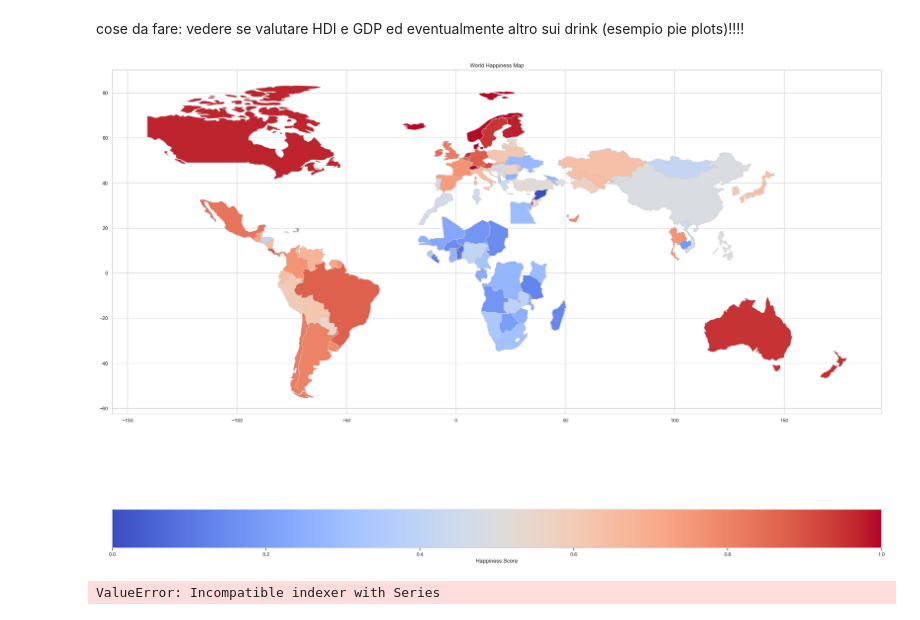
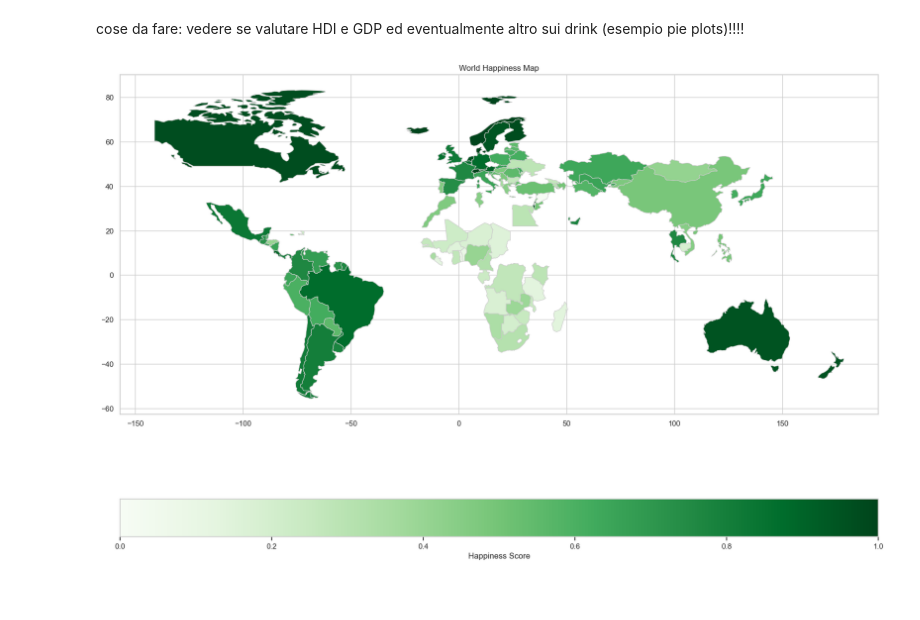
Before and after one commit to alessiasanfelici/Social_Research_Project, a Jupyter notebook: Alchool and Happiness.ipynb, the cells around one changed output. Drawn from its saved outputs; the diff is of its cells as text; code cells hidden in the pictures; blank space fills up the shorter version.

```diff
--- a/Alchool and Happiness.ipynb
+++ b/Alchool and Happiness.ipynb
@@ -90,0 +123,4 @@ array(['north', 'south', 'both'], dtype=object)
+# %%
+for i in happiness_data.index:
+    if happiness_data.loc[i, "GDP_PerCapita"] > 200:
+        happiness_data.at[i, "GDP_PerCapita"] = happiness_data.loc[i, "GDP_PerCapita"] / 100
@@ -487,30 +513,24 @@ cose da fare: vedere se valutare HDI e GDP ed eventualmente altro sui drink (ese
 import geopandas as gpd
 # %%
 # Load the country shapefile with latitude and longitude coordinates
-world = gpd.read_file(gpd.datasets.get_path('naturalearth_lowres'))
+world = gpd.read_file(gpd.datasets.get_path("naturalearth_lowres"))
 
 # Merge the Natural Earth dataset with the happiness scores
-world = world.merge(happiness_data, left_on='name', right_index=True)
+world = world.merge(happiness_data, left_on = "name", right_index = True)
 
 # Create a new figure and axis
-fig, ax = plt.subplots(figsize = (30, 25))
+fig, ax = plt.subplots(figsize = (20, 15))
 
 # Plot the world map with colored countries based on the happiness score
-world.plot(column='HappinessScore', cmap='coolwarm', linewidth=0.8, ax=ax, edgecolor='0.8')
+world.plot(column = "HappinessScore", cmap = "Greens", linewidth = 0.8, ax = ax, edgecolor = "0.8")
 
 # Add a colorbar to the map
-sm = plt.cm.ScalarMappable(cmap='coolwarm')
+sm = plt.cm.ScalarMappable(cmap = "Greens")
 sm.set_array([])
-cbar = plt.colorbar(sm, orientation='horizontal', ax = ax)
-cbar.set_label('Happiness Score')
+cbar = plt.colorbar(sm, orientation = "horizontal", ax = ax)
+cbar.set_label("Happiness Score")
 
-ax.set_title('World Happiness Map')
+ax.set_title("World Happiness Map")
 plt.show()
 # %% [output]
-[figure, old version]
+[figure, new version]
-# %%
-for i in happiness_data.index:
-    if happiness_data.loc[i, "GDP_PerCapita"] > 200:
-        happiness_data.loc[i, "GDP_PerCapita"] = happiness_data.loc[i, ["GDP_PerCapita"]] / 100
-# %% [output]
-ValueError: Incompatible indexer with Series
```
Also changed, not shown: parts of 37 cells of this notebook.
